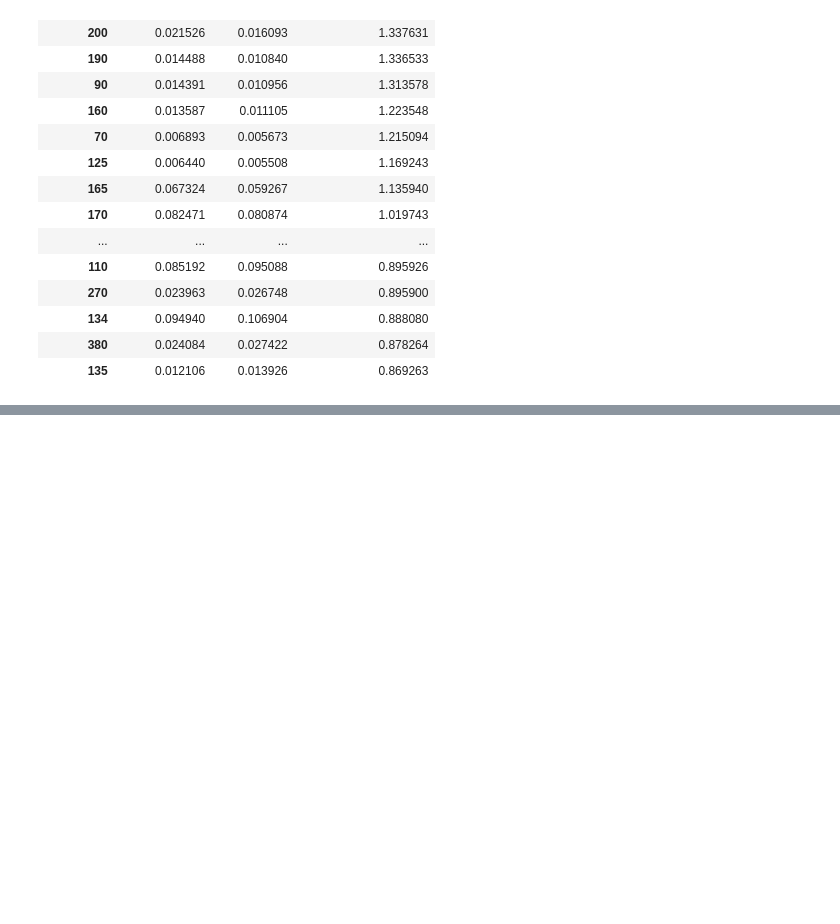
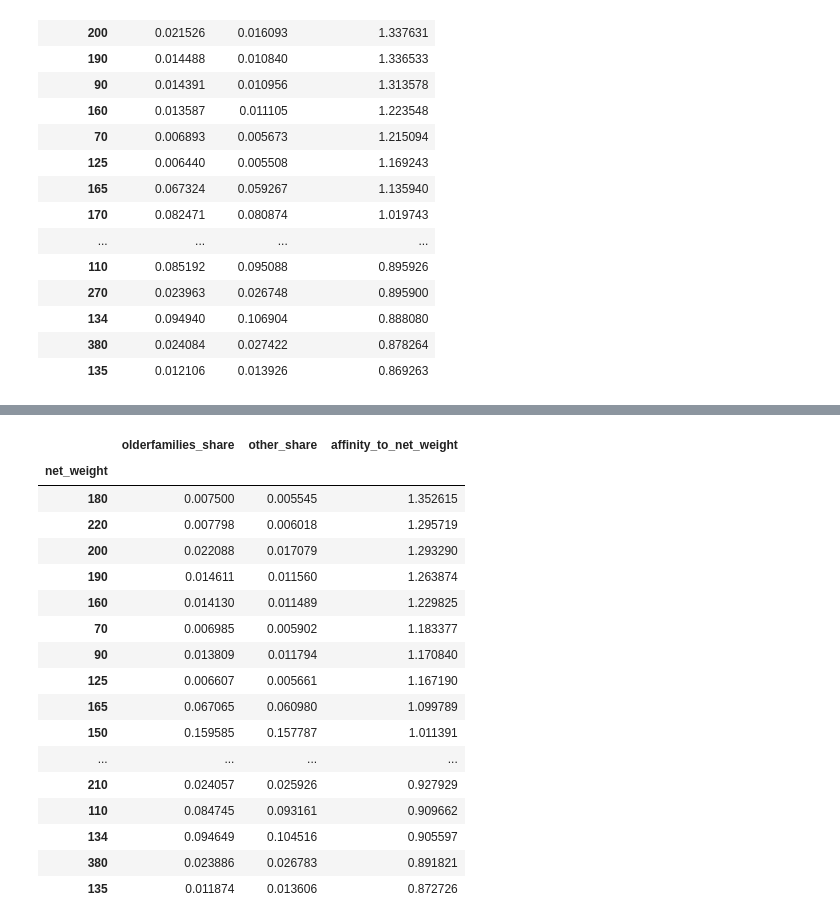
Before and after one commit to J0NA1RON/store_layout_analysis, a Jupyter notebook: notebooks/pack_size_analysis.ipynb, the cells around one changed output, grey strips where cells are left out. Saved outputs shown, nothing was run; the diff lists cells and outputs as text; code cells hidden in the pictures; blank space fills up the shorter version.

```diff
--- a/notebooks/pack_size_analysis.ipynb
+++ b/notebooks/pack_size_analysis.ipynb
@@ -168 +209,42 @@ display(net_weight_affinity)
+# %%
+# 1. Families segment: older families + young families
+olderfamilies_lifestages =  ["OLDER FAMILIES"]
+olderfamilies = df[df["lifestage"].isin(olderfamilies_lifestages)]
+other_segments = df[~df["lifestage"].isin(olderfamilies_lifestages)]
+
+# 2. net_weight affinity
+value_col = "prod_qty"   # swap to "tot_sales" to measure affinity by sales instead
+
+olderfamilies_share = olderfamilies.groupby("net_weight")[value_col].sum() / olderfamilies[value_col].sum()
+other_share = other_segments.groupby("net_weight")[value_col].sum() / other_segments[value_col].sum()
+
+net_weight_affinity = pd.DataFrame({
+    "olderfamilies_share": olderfamilies_share,
+    "other_share": other_share,
+})
+net_weight_affinity["affinity_to_net_weight"] = (
+    net_weight_affinity["olderfamilies_share"] / net_weight_affinity["other_share"]
+)
+
+net_weight_affinity = net_weight_affinity.sort_values("affinity_to_net_weight", ascending=False)
+display(net_weight_affinity)
+# %% [output]
+|  | olderfamilies_share | other_share | affinity_to_net_weight |
+| net_weight |  |  |  |
+| 180 | 0.007500 | 0.005545 | 1.352615 |
+| 220 | 0.007798 | 0.006018 | 1.295719 |
+| 200 | 0.022088 | 0.017079 | 1.293290 |
+| 190 | 0.014611 | 0.011560 | 1.263874 |
+| 160 | 0.014130 | 0.011489 | 1.229825 |
+| 70 | 0.006985 | 0.005902 | 1.183377 |
+| 90 | 0.013809 | 0.011794 | 1.170840 |
+| 125 | 0.006607 | 0.005661 | 1.167190 |
+| 165 | 0.067065 | 0.060980 | 1.099789 |
+| 150 | 0.159585 | 0.157787 | 1.011391 |
+| ... | ... | ... | ... |
+| 210 | 0.024057 | 0.025926 | 0.927929 |
+| 110 | 0.084745 | 0.093161 | 0.909662 |
+| 134 | 0.094649 | 0.104516 | 0.905597 |
+| 380 | 0.023886 | 0.026783 | 0.891821 |
+| 135 | 0.011874 | 0.013606 | 0.872726 |
 # %%
```
Also changed, not shown: parts of 5 cells of this notebook, 4 other files.
